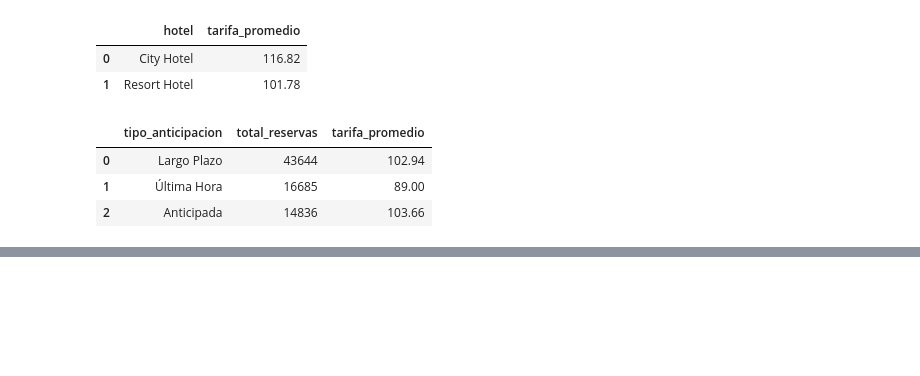
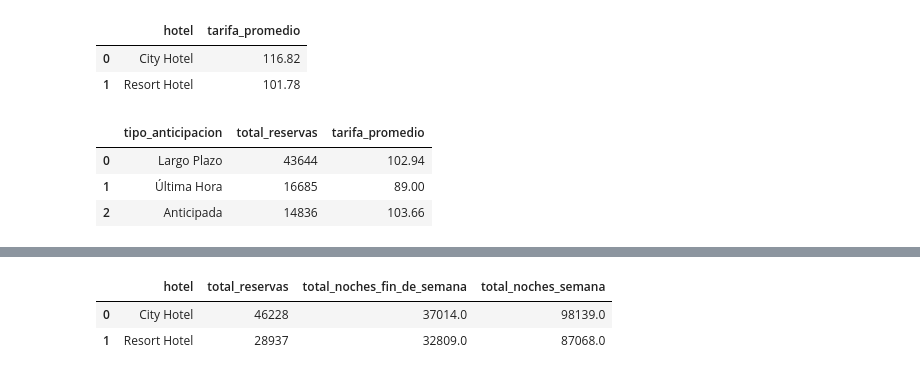
Before and after one commit to luisferdm6/02_analisis_hotelero_pandas, a Jupyter notebook: 01_limpieza_y_agrupaciones_hotel.ipynb, the cells around one changed output, grey strips where cells are left out. Saved outputs shown, nothing was run; the diff lists cells and outputs as text; code cells hidden in the pictures; blank space fills up the shorter version.

```diff
--- a/01_limpieza_y_agrupaciones_hotel.ipynb
+++ b/01_limpieza_y_agrupaciones_hotel.ipynb
@@ -971,0 +1066,18 @@ consulta_anticipacion
+# %%
+consulta_noches_hotel = duckdb.sql("""
+  SELECT
+  hotel,
+  COUNT(*) AS total_reservas,
+  SUM(stays_in_weekend_nights) AS total_noches_fin_de_semana,
+  SUM (stays_in_week_nights) AS total_noches_semana
+  FROM df_real
+  WHERE is_canceled = 0
+  GROUP BY hotel
+  ORDER BY total_reservas DESC
+""").df()
+
+consulta_noches_hotel
+# %% [output]
+|  | hotel | total_reservas | total_noches_fin_de_semana | total_noches_semana |
+| 0 | City Hotel | 46228 | 37014.0 | 98139.0 |
+| 1 | Resort Hotel | 28937 | 32809.0 | 87068.0 |
```
Also changed, not shown: parts of 5 cells of this notebook.
